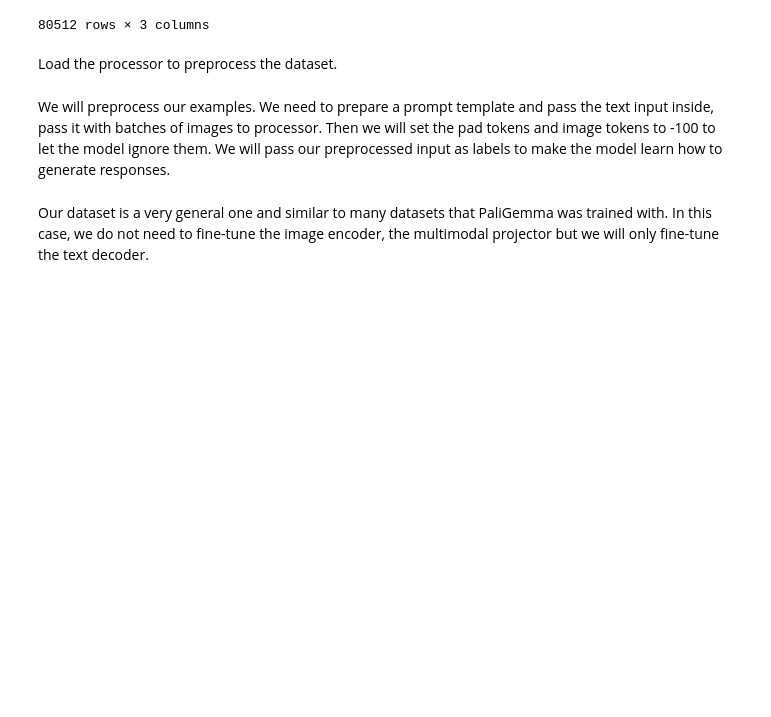
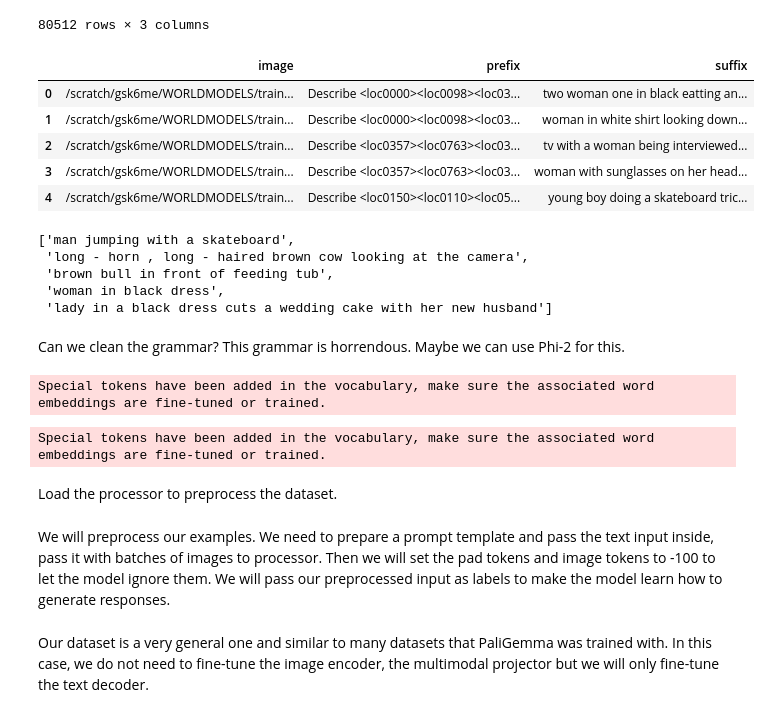
Before and after one commit to myfatemi04/robots-spring-2024, a Jupyter notebook: compete_and_select/object_detection_evaluation/finetune_paligemma_hf.ipynb, the cells around one changed output. Saved outputs shown, nothing was run; the diff lists cells and outputs as text; code cells hidden in the pictures; blank space fills up the shorter version.

```diff
--- a/compete_and_select/object_detection_evaluation/finetune_paligemma_hf.ipynb
+++ b/compete_and_select/object_detection_evaluation/finetune_paligemma_hf.ipynb
@@ -33,3 +33,49 @@ dataset['train']
 | 80510 | /scratch/gsk6me/WORLDMODELS/train... | Describe <loc0084><loc0107><loc09... | Answer: a person in red dress and... |
 | 80511 | /scratch/gsk6me/WORLDMODELS/train... | Describe <loc0084><loc0107><loc09... | Answer: man wearing a red costume |
 80512 rows × 3 columns
+# %%
+def clean_label(label):
+    label = label[len('Answer: '):]
+
+    # Remove unnecessary articles
+    if label.startswith("a "):
+        label = label[2:]
+    if label.startswith("the "):
+        label = label[4:]
+
+    # Try to make predictions as clean as possible
+    return label
+# %%
+dataset['train']['suffix'] = dataset['train']['suffix'].apply(clean_label)
+# %%
+dataset['train'].head()
+# %% [output]
+|  | image | prefix | suffix |
+| 0 | /scratch/gsk6me/WORLDMODELS/train... | Describe <loc0000><loc0098><loc03... | two woman one in black eatting an... |
+| 1 | /scratch/gsk6me/WORLDMODELS/train... | Describe <loc0000><loc0098><loc03... | woman in white shirt looking down... |
+| 2 | /scratch/gsk6me/WORLDMODELS/train... | Describe <loc0357><loc0763><loc03... | tv with a woman being interviewed... |
+| 3 | /scratch/gsk6me/WORLDMODELS/train... | Describe <loc0357><loc0763><loc03... | woman with sunglasses on her head... |
+| 4 | /scratch/gsk6me/WORLDMODELS/train... | Describe <loc0150><loc0110><loc05... | young boy doing a skateboard tric... |
+# %%
+dataset['train']['suffix'].iloc[5:10].tolist()
+# %% [output]
+['man jumping with a skateboard',
+ 'long - horn , long - haired brown cow looking at the camera',
+ 'brown bull in front of feeding tub',
+ 'woman in black dress',
+ 'lady in a black dress cuts a wedding cake with her new husband']
+# %% [markdown]
+Can we clean the grammar? This grammar is horrendous. Maybe we can use Phi-2 for this.
+# %%
+import torch
+from transformers import AutoModelForCausalLM, AutoTokenizer
+
+phi2_model = AutoModelForCausalLM.from_pretrained("microsoft/phi-2", torch_dtype="auto", trust_remote_code=True, device_map="cuda")
+phi2_tokenizer = AutoTokenizer.from_pretrained("microsoft/phi-2", trust_remote_code=True)
+# %% [output]
+Special tokens have been added in the vocabulary, make sure the associated word embeddings are fine-tuned or trained.
+# %%
+
+phi2_tokenizer = AutoTokenizer.from_pretrained("microsoft/phi-2", trust_remote_code=True, padding_side='left')
+# %% [output]
+Special tokens have been added in the vocabulary, make sure the associated word embeddings are fine-tuned or trained.
```
Also changed, not shown: parts of 13 cells of this notebook, 3 other files.
